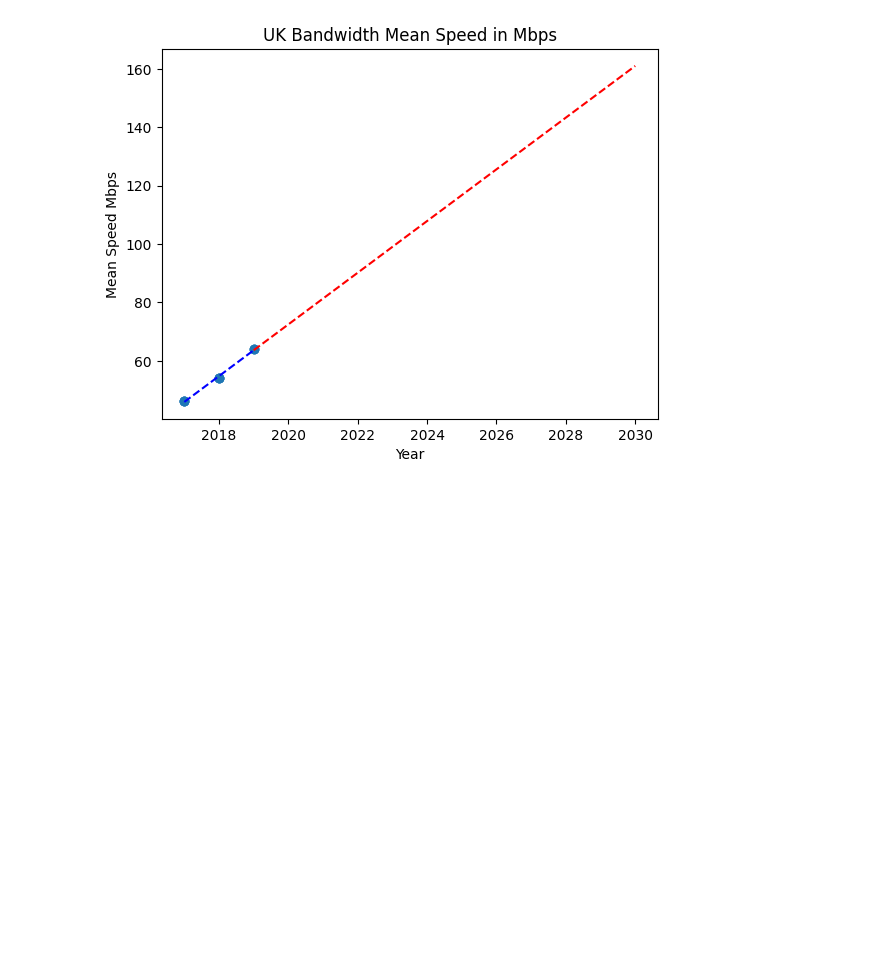
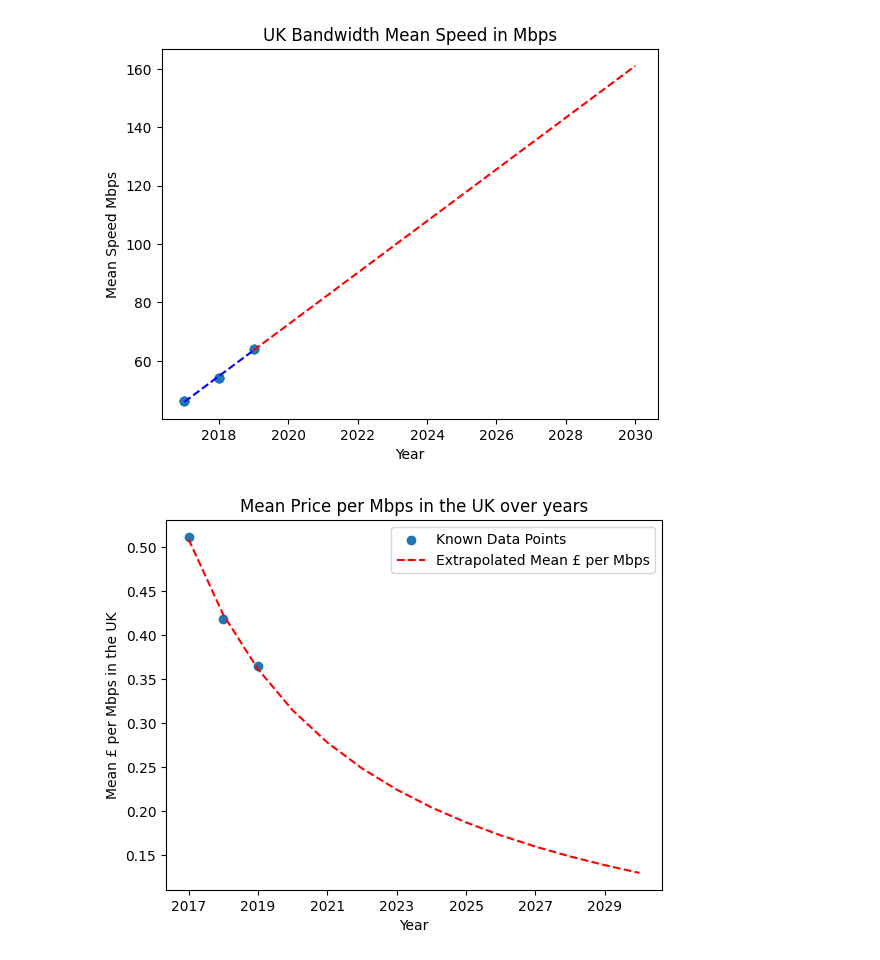
Before and after one commit to Flippergail/m3challenge, a Jupyter notebook: 2021Q1UK.ipynb, the cells around one changed output. Drawn from its saved outputs; the diff is of its cells as text; code cells hidden in the pictures; blank space fills up the shorter version.

```diff
--- a/2021Q1UK.ipynb
+++ b/2021Q1UK.ipynb
@@ -194,20 +194,22 @@ R-squared value: 0.9962349673359119
 [figure]
 # %%
 # calculate the mean price per Mbps for each year
-avgDownloadSpeed = UKBandwidthDF.groupby("Year")["Average Peak Download Speed (Mbps)"].mean()
-avgPrice = UKCodedBandwidthCodedDF.groupby("Year")["Average Monthly Price, $"].mean()
+avgDownloadSpeed = UKCodedBandwidthCodedDF.groupby("Year")["Speed"].mean()
+avgPrice = UKCodedBandwidthCodedDF.groupby("Year")["Average Monthly Price, £"].mean()
 meanPricePerMbps = avgPrice / avgDownloadSpeed
 
 # meanPricePerMbps
 plt.scatter(meanPricePerMbps.index, meanPricePerMbps.values)
 plt.xlabel("Year")
-plt.ylabel("Mean $ per Mbps in the US")
-plt.title("Mean Price per Mbps in the US over years")
+plt.ylabel("Mean £ per Mbps in the UK")
+plt.title("Mean Price per Mbps in the UK over years")
 
-extrapolated_years = np.arange(2012, 2031)
+extrapolated_years = np.arange(2017, 2031)
 plt.plot(extrapolated_years, (mMonthlyPrice*extrapolated_years + bMonthlyPrice)/(mMeanSpeed*extrapolated_years + bMeanSpeed), "r--")
-plt.xticks(np.arange(2012, 2031, 2))
+plt.xticks(np.arange(2017, 2031, 2))
 
-plt.legend(["Known Data Points", "Extrapolated Mean $ per Mbps"])
+plt.legend(["Known Data Points", "Extrapolated Mean £ per Mbps"])
 
 plt.show()
+# %% [output]
+[figure, added]
```
Also changed, not shown: parts of 1 cell of this notebook.
